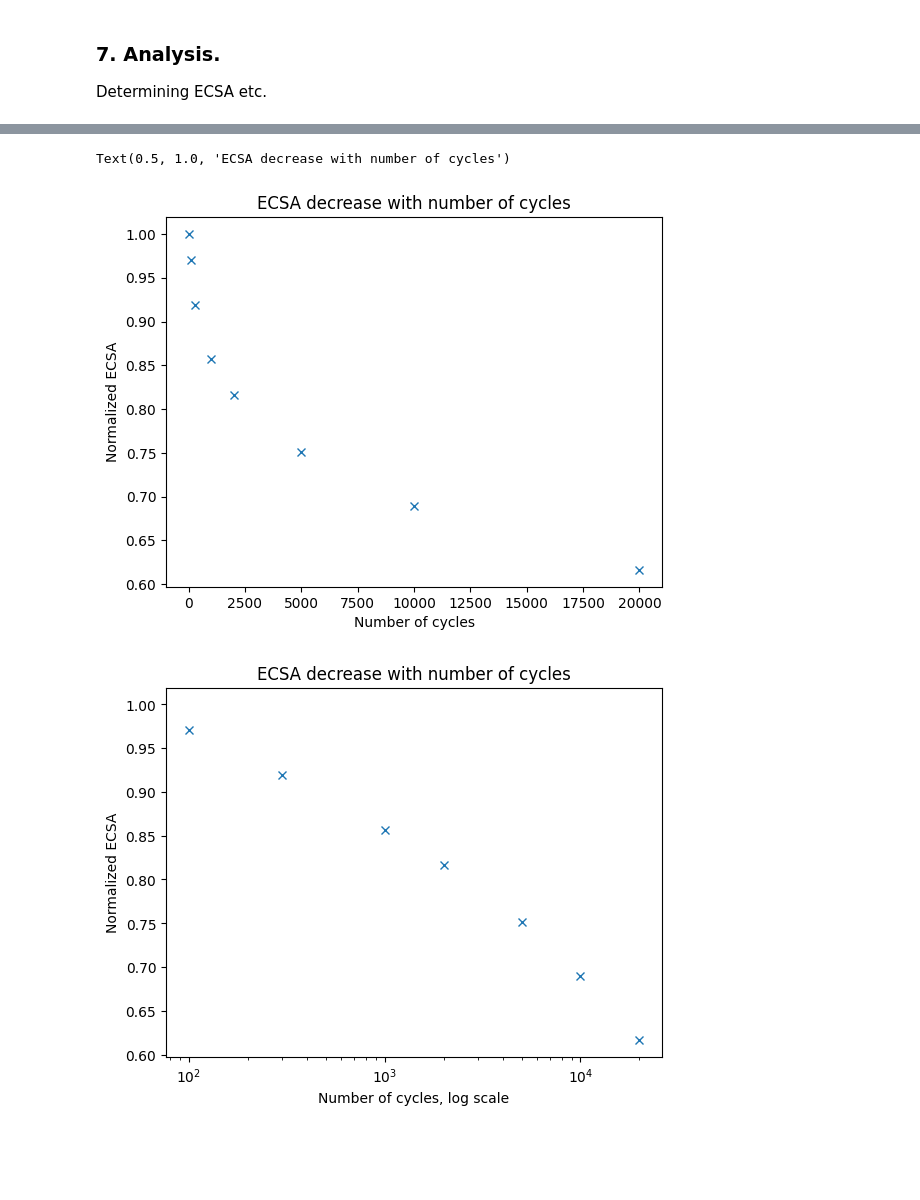
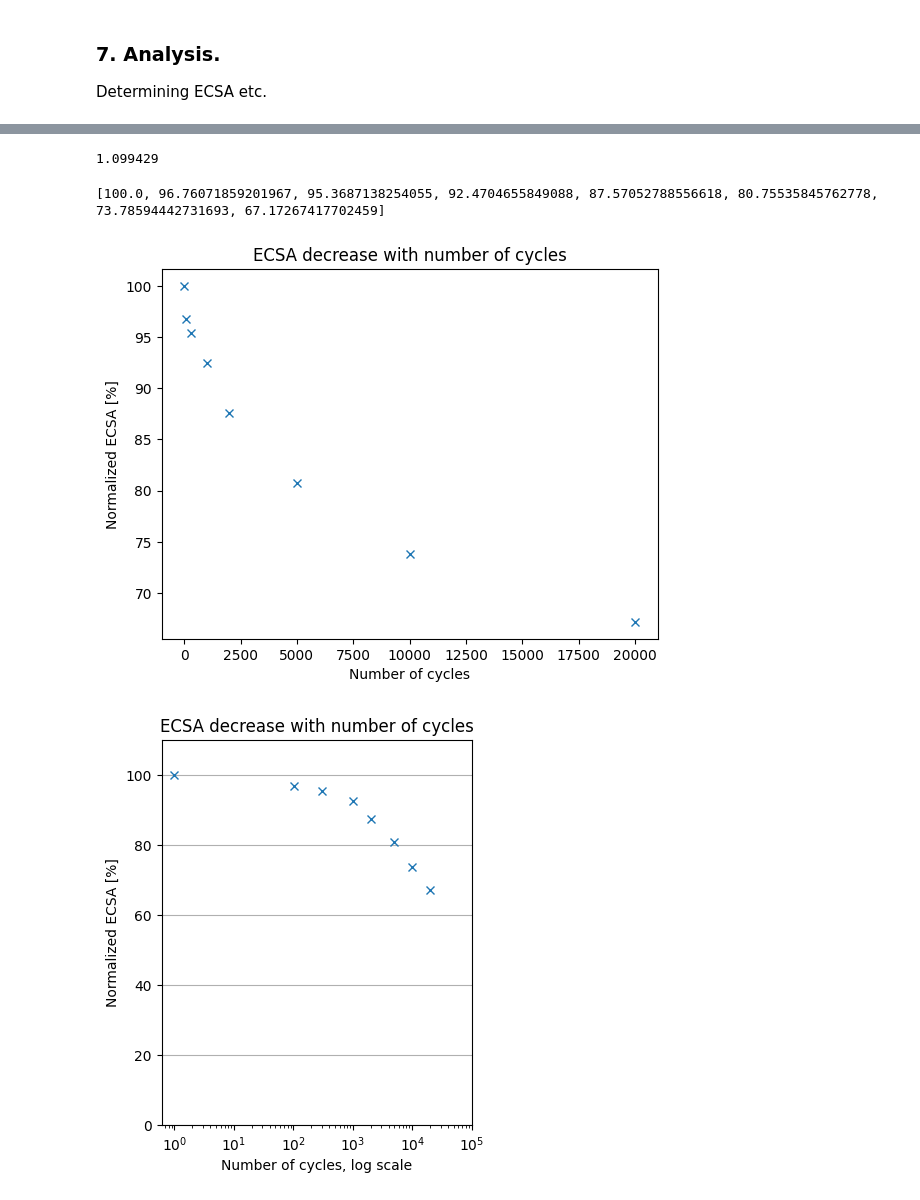
Before and after one commit to linneabjork/RDE_analysis, a Jupyter notebook: run_stability.ipynb, the cells around one changed output, grey strips where cells are left out. Cells and saved outputs as stored; diff of their text form; code cells hidden in the pictures; blank space fills up the shorter version.

```diff
--- a/run_stability.ipynb
+++ b/run_stability.ipynb
@@ -25,11 +28,11 @@ root.attributes("-topmost", True)
 # %%
 reference = 0               # V
 A_geo = 0.196               # cm2
-loading = 0.02              # mg/cm2
+loading = 10                # ug/cm2
 ir_comp = 26                # ohm
-charge_ecsa = 0.000210      #C/cm2
-Pt_mass = loading * A_geo   #mg
-scan_rate = 0.05            #V/s for CO stripping
+charge_ecsa = 0.000210      # C/cm2
+Pt_mass = loading * A_geo   # mg
+scan_rate = 0.05            # V/s for CO stripping
 
 index = 10                  # number of lines of info to be removed
 # %% [markdown]
@@ -127,10 +130,11 @@ else:
 ### 6. Plotting
 # %%
 cycles = ['0', '100', '300', '1000', '2000', '5000','10000', '20000']
+colors = ['blue', '', 'orange', '', 'green', '', 'red', '', 'purple', '', 'brown', '', 'pink', '', 'grey']
 
 fig1, ax1 = plt.subplots()
 for i in range(0,len(data_matrix[0]),2):
-    ax1.plot(data_matrix[:,i],[1000*e for e in data_matrix[:,i+1]])
+    ax1.plot(data_matrix[:,i], data_matrix[:,i+1])
 ax1.legend(cycles, loc='upper left')
 ax1.set_xlabel('E vs. RHE [V]')
 ax1.set_ylabel('j [mA]')
@@ -140,8 +144,8 @@ ax1.set_title("CO stripping")
 fig2, ax2 = plt.subplots()
 for i in range(0,len(background_matrix[0]),2):
     #ax2.plot(data_matrix[:,i],[1000*e for e in data_matrix[:,i+1]])
-    ax2.plot(background_matrix[:,i], [1000*e for e in background_matrix[:,i+1]])
-ax2.legend(cycles, loc='upper left')
+    ax2.plot(background_matrix[:,i], background_matrix[:,i+1])
+ax2.legend(cycles)
 ax2.set_xlabel('E vs. RHE [V]')
 ax2.set_ylabel('j [mA]')
 #ax2.set_title('CO stripping and CV')
@@ -149,7 +153,7 @@ ax2.set_title("Background CV")
 
 fig3, ax3 = plt.subplots()
 for i in range(0,len(corrected_data_RHE[0]),2):
-    ax3.plot(corrected_data_RHE[:,i], [1000*e for e in corrected_data_RHE[:,i+1]])
+    ax3.plot(corrected_data_RHE[:,i], corrected_data_RHE[:,i+1])
 ax3.legend(cycles, loc='upper left')
 ax3.set_xlabel('E vs. RHE [V]')
 ax3.set_ylabel('j [mA]')
@@ -209,23 +243,30 @@ Text(0.5, 1.0, 'CO stripping & background CV')
+# %%
+np.max(data_RHE[:,4])
+# %% [output]
+1.099429
 # %%
-# Fill in the above calculated ECSAs
-areas = [6.990927662542855, 6.783552519253333, 6.425373009115713, 5.98958658555476, 5.708345546805715, 5.25000320395238, 4.821517610802381, 4.308929388827143]
-
+# Plotting the decrease
 cycles_int = list(map(int, cycles))
-normalized_area = [i/areas[0] for i in areas]
+CO_areas = [row[0] for row in specific_ECSAs]
+normalized_areas = [100*i/CO_areas[0] for i in CO_areas]
+print(normalized_areas)
 
 fig1, ax1 = plt.subplots()
-ax1.plot(cycles_int, normalized_area, 'x')
+ax1.plot(cycles_int, normalized_areas, 'x')
 ax1.set_xlabel("Number of cycles")
-ax1.set_ylabel("Normalized ECSA")
+ax1.set_ylabel("Normalized ECSA [%]")
 ax1.set_title("ECSA decrease with number of cycles")
 
-fig2, ax2 = plt.subplots()
-ax2.plot(cycles_int, normalized_area, 'x')
-ax2.semilogx()
-ax2.set_xlabel("Number of cycles, log scale")
-ax2.set_ylabel("Normalized ECSA")
-ax2.set_title("ECSA decrease with number of cycles")
+fig2 = plt.figure(figsize=(4,5))
+plt.plot([i+1 for i in cycles_int], normalized_areas, 'x')
+plt.semilogx()
+plt.ylim([0,110])
+plt.xlim([0,100000])
+plt.xlabel("Number of cycles, log scale")
+plt.ylabel("Normalized ECSA [%]")
+plt.title("ECSA decrease with number of cycles")
+plt.grid(axis='y')
 # %% [output]
-Text(0.5, 1.0, 'ECSA decrease with number of cycles')
+[100.0, 96.76071859201967, 95.3687138254055, 92.4704655849088, 87.57052788556618, 80.75535845762778, 73.78594442731693, 67.17267417702459]
-[figure, old version]
+[figure, new version]
-[figure, old version]
+[figure, new version]
```
Also changed, not shown: parts of 9 cells of this notebook, 2 other files.
